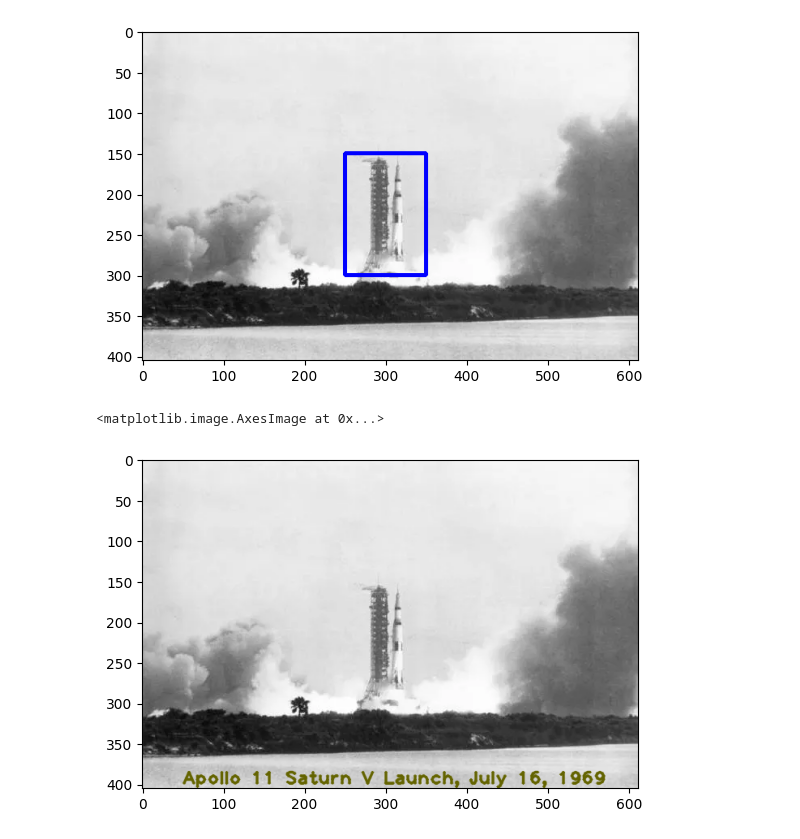
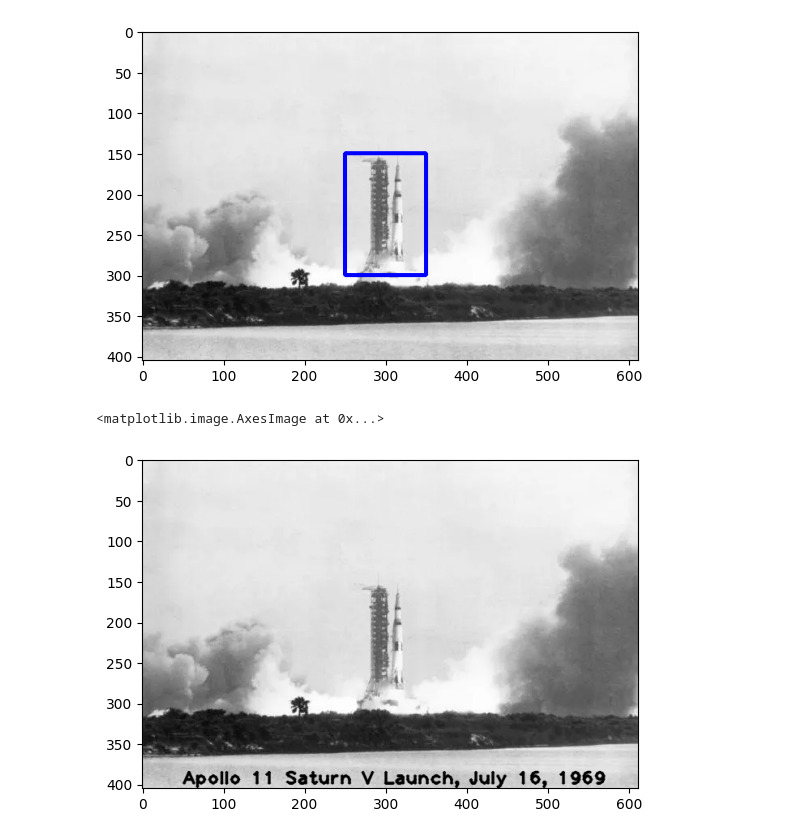
Before and after one commit to eisBlume0901/Learning_OpenCV, a Jupyter notebook: 03_Image_Annotation/main.ipynb, the cells around one changed output. Cells and saved outputs as stored; diff of their text form; code cells hidden in the pictures.

```diff
--- a/03_Image_Annotation/main.ipynb
+++ b/03_Image_Annotation/main.ipynb
@@ -37,14 +37,15 @@ plt.imshow(img_rectangle)
 # %%
 img_txt = img.copy()
 text = "Apollo 11 Saturn V Launch, July 16, 1969"
 fontScale = 1.5
 fontFace = cv2.FONT_HERSHEY_PLAIN
-fontColor = (100, 100, 0)
+fontColor = (0, 0, 0)
 fontThickness = 2
 
 cv2.putText(img_txt, text, (50, 400), fontFace, fontScale, fontColor, fontThickness, cv2.LINE_AA);
 
+img_txt = cv2.cvtColor(img_txt, cv2.COLOR_BGR2RGB)
 plt.imshow(img_txt)
 # %% [output]
 <matplotlib.image.AxesImage at 0x...>
-[figure, old version]
+[figure, new version]
```
Also changed, not shown: 13 other files.
